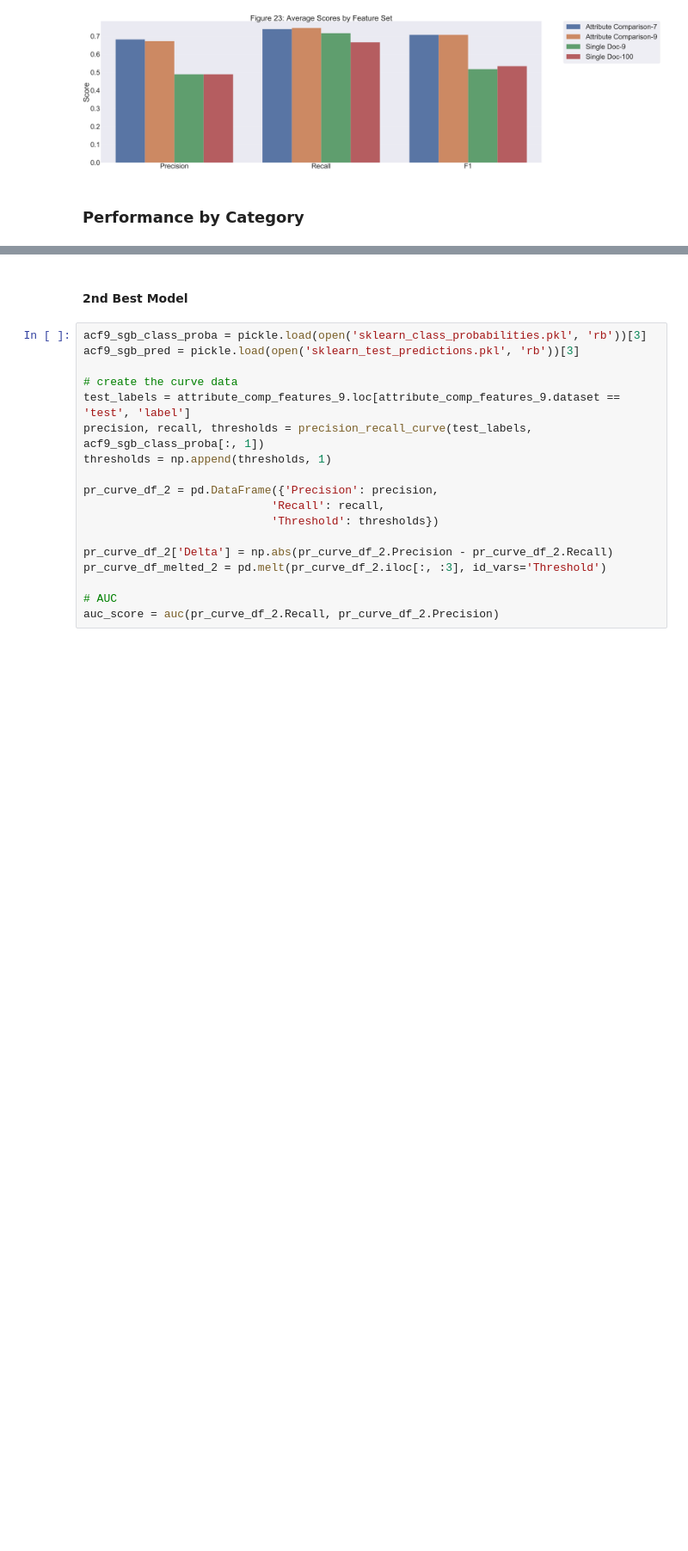
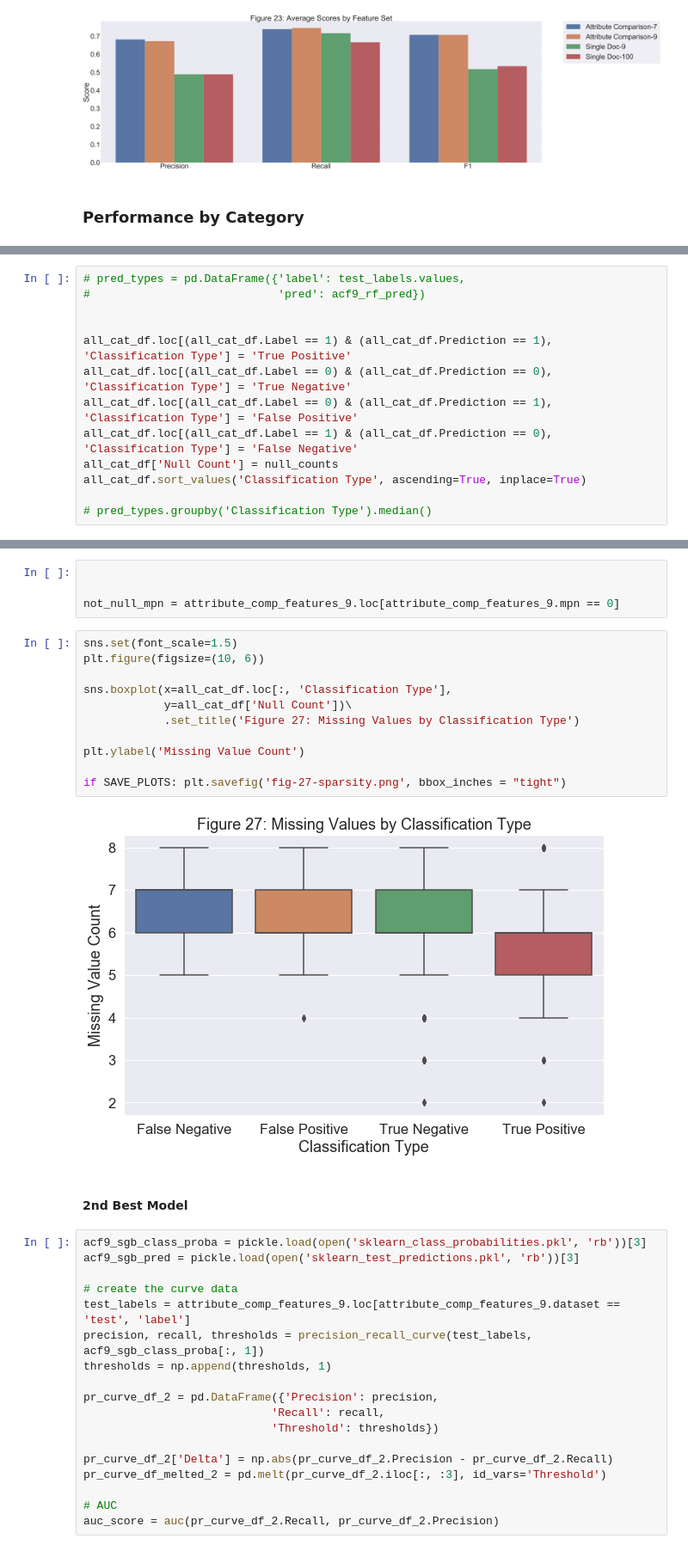
Before and after one commit to kylegilde/Entity-Matching-in-Online-Retail, a Jupyter notebook: Presentation.ipynb, the cells around one changed output, grey strips where cells are left out. Shown at 86% size. Saved outputs shown, nothing was run; the diff lists cells and outputs as text; blank space fills up the shorter version.

```diff
--- a/Presentation.ipynb
+++ b/Presentation.ipynb
@@ -805,0 +790,13 @@ pd.DataFrame({'Category': test_categories,
+# %%
+# pred_types = pd.DataFrame({'label': test_labels.values,
+#                            'pred': acf9_rf_pred})
+
+
+all_cat_df.loc[(all_cat_df.Label == 1) & (all_cat_df.Prediction == 1), 'Classification Type'] = 'True Positive'
+all_cat_df.loc[(all_cat_df.Label == 0) & (all_cat_df.Prediction == 0), 'Classification Type'] = 'True Negative'
+all_cat_df.loc[(all_cat_df.Label == 0) & (all_cat_df.Prediction == 1), 'Classification Type'] = 'False Positive'
+all_cat_df.loc[(all_cat_df.Label == 1) & (all_cat_df.Prediction == 0), 'Classification Type'] = 'False Negative'
+all_cat_df['Null Count'] = null_counts
+all_cat_df.sort_values('Classification Type', ascending=True, inplace=True)
+
+# pred_types.groupby('Classification Type').median()
@@ -806,3 +812,20 @@ pd.DataFrame({'Category': test_categories,
+# %%
+
+
+not_null_mpn = attribute_comp_features_9.loc[attribute_comp_features_9.mpn == 0]
+# %%
+sns.set(font_scale=1.5)
+plt.figure(figsize=(10, 6))
+
+sns.boxplot(x=all_cat_df.loc[:, 'Classification Type'],
+            y=all_cat_df['Null Count'])\
+            .set_title('Figure 27: Missing Values by Classification Type')
+
+plt.ylabel('Missing Value Count')
+
+if SAVE_PLOTS: plt.savefig('fig-27-sparsity.png', bbox_inches = "tight")
+# %% [output]
+[figure, added]
 # %% [markdown]
 #### 2nd Best Model
 # %%
```
Also changed, not shown: parts of 15 cells of this notebook, 12 other files.
